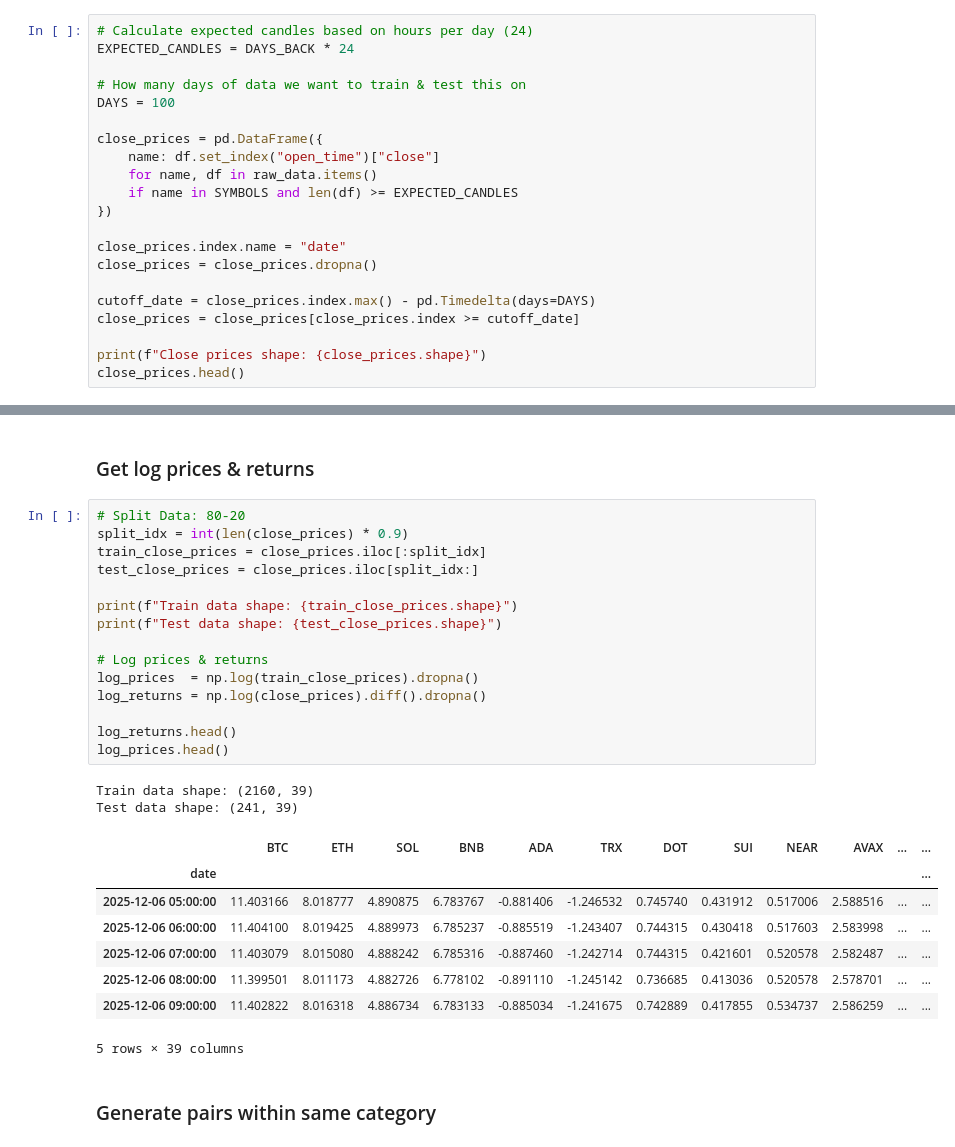
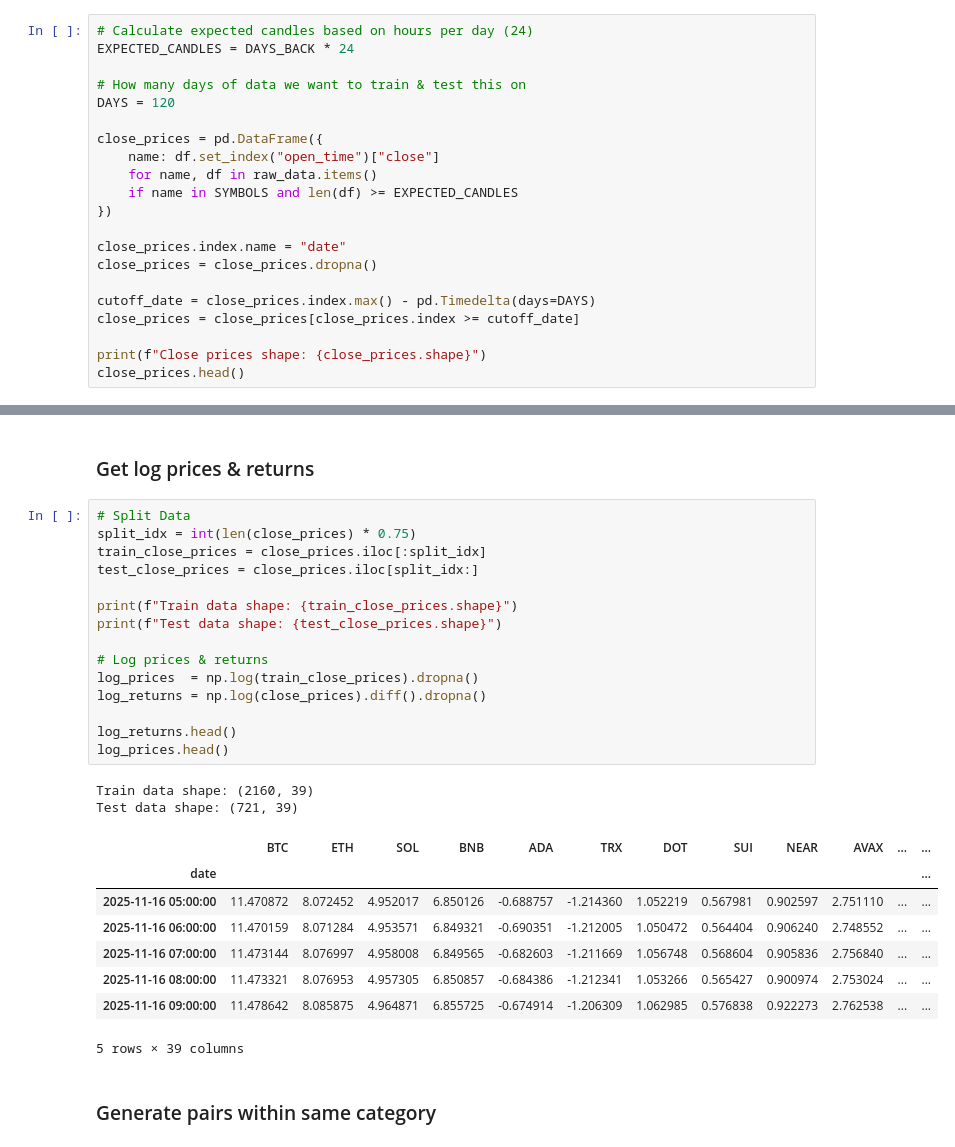
Before and after one commit to kea-S/comroom_capital_quant_trading_hackathon, a Jupyter notebook: research/pairs_trade_research.ipynb, the cells around one changed output, grey strips where cells are left out. Drawn from its saved outputs; the diff is of its cells as text.

```diff
--- a/research/pairs_trade_research.ipynb
+++ b/research/pairs_trade_research.ipynb
@@ -168,7 +168,7 @@ Loaded cached JASMY (JASMYUSDT) ... 24000 candles
 EXPECTED_CANDLES = DAYS_BACK * 24
 
 # How many days of data we want to train & test this on
-DAYS = 100
+DAYS = 120
 
 close_prices = pd.DataFrame({
     name: df.set_index("open_time")["close"]
@@ -211,30 +211,30 @@ plt.show()
 # %% [markdown]
 ### Get log prices & returns
 # %%
-# Split Data: 80-20
-split_idx = int(len(close_prices) * 0.9)
+# Split Data
+split_idx = int(len(close_prices) * 0.75)
 train_close_prices = close_prices.iloc[:split_idx]
 test_close_prices = close_prices.iloc[split_idx:]
 
 print(f"Train data shape: {train_close_prices.shape}")
 print(f"Test data shape: {test_close_prices.shape}")
 
 # Log prices & returns
 log_prices  = np.log(train_close_prices).dropna()
 log_returns = np.log(close_prices).diff().dropna()
 
 log_returns.head()
 log_prices.head()
 # %% [output]
 Train data shape: (2160, 39)
-Test data shape: (241, 39)
+Test data shape: (721, 39)
 |  | BTC | ETH | SOL | BNB | ADA | TRX | DOT | SUI | NEAR | AVAX | ... | ... |
 | date |  |  |  |  |  |  |  |  |  |  |  | ... |
-| 2025-12-06 05:00:00 | 11.403166 | 8.018777 | 4.890875 | 6.783767 | -0.881406 | -1.246532 | 0.745740 | 0.431912 | 0.517006 | 2.588516 | ... | ... |
-| 2025-12-06 06:00:00 | 11.404100 | 8.019425 | 4.889973 | 6.785237 | -0.885519 | -1.243407 | 0.744315 | 0.430418 | 0.517603 | 2.583998 | ... | ... |
-| 2025-12-06 07:00:00 | 11.403079 | 8.015080 | 4.888242 | 6.785316 | -0.887460 | -1.242714 | 0.744315 | 0.421601 | 0.520578 | 2.582487 | ... | ... |
-| 2025-12-06 08:00:00 | 11.399501 | 8.011173 | 4.882726 | 6.778102 | -0.891110 | -1.245142 | 0.736685 | 0.413036 | 0.520578 | 2.578701 | ... | ... |
-| 2025-12-06 09:00:00 | 11.402822 | 8.016318 | 4.886734 | 6.783133 | -0.885034 | -1.241675 | 0.742889 | 0.417855 | 0.534737 | 2.586259 | ... | ... |
+| 2025-11-16 05:00:00 | 11.470872 | 8.072452 | 4.952017 | 6.850126 | -0.688757 | -1.214360 | 1.052219 | 0.567981 | 0.902597 | 2.751110 | ... | ... |
+| 2025-11-16 06:00:00 | 11.470159 | 8.071284 | 4.953571 | 6.849321 | -0.690351 | -1.212005 | 1.050472 | 0.564404 | 0.906240 | 2.748552 | ... | ... |
+| 2025-11-16 07:00:00 | 11.473144 | 8.076997 | 4.958008 | 6.849565 | -0.682603 | -1.211669 | 1.056748 | 0.568604 | 0.905836 | 2.756840 | ... | ... |
+| 2025-11-16 08:00:00 | 11.473321 | 8.076953 | 4.957305 | 6.850857 | -0.684386 | -1.212341 | 1.053266 | 0.565427 | 0.900974 | 2.753024 | ... | ... |
+| 2025-11-16 09:00:00 | 11.478642 | 8.085875 | 4.964871 | 6.855725 | -0.674914 | -1.206309 | 1.062985 | 0.576838 | 0.922273 | 2.762538 | ... | ... |
 5 rows × 39 columns
 # %% [markdown]
 ### Generate pairs within same category
```
Also changed, not shown: parts of 11 cells of this notebook, 2 other files.
